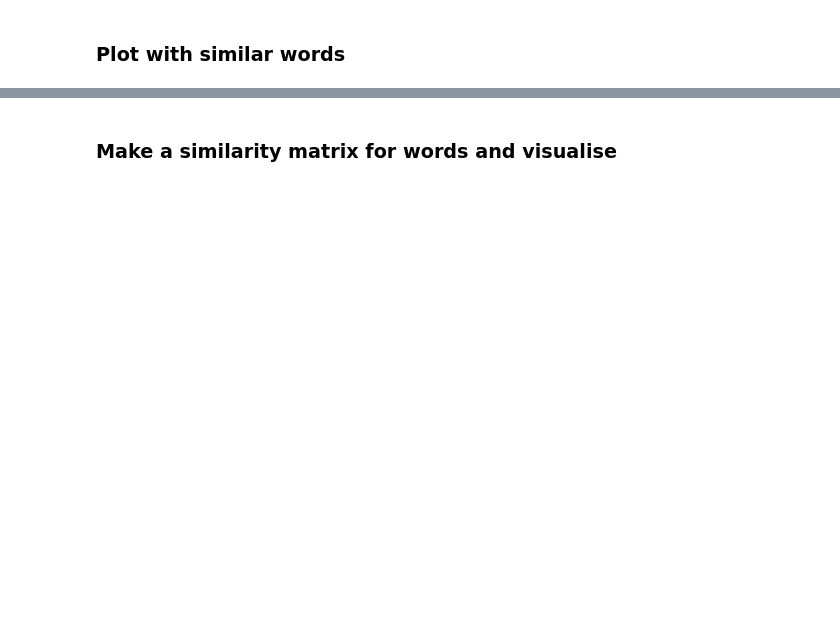
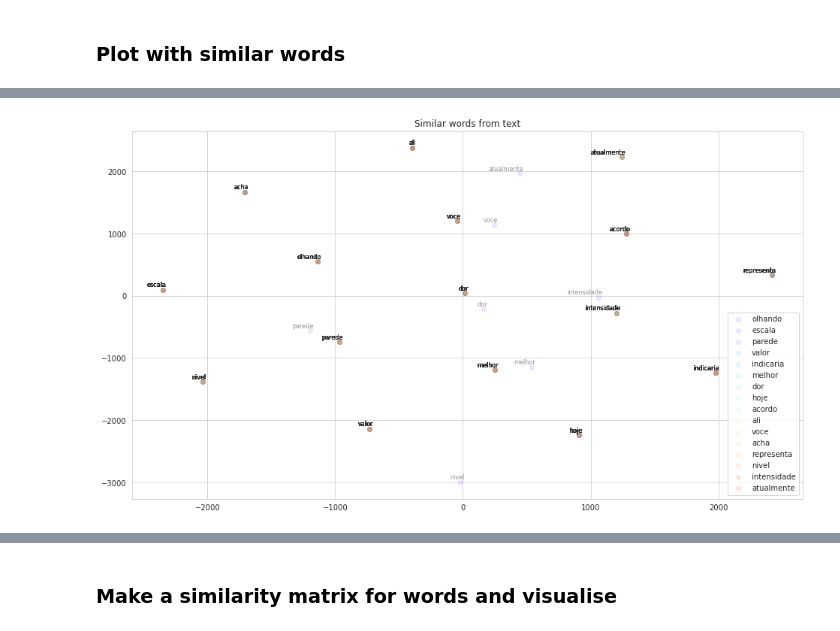
Before and after one commit to MedRoomGitHub/MedRoom.AI.Test, a Jupyter notebook: notebooks/project-nlp.ipynb, the cells around one changed output, grey strips where cells are left out. Saved outputs shown, nothing was run; the diff lists cells and outputs as text; code cells hidden in the pictures; blank space fills up the shorter version.

```diff
--- a/notebooks/project-nlp.ipynb
+++ b/notebooks/project-nlp.ipynb
@@ -166,7 +275,7 @@ def tsne_plot_similar_words(title, labels, embedding_clusters, word_clusters, a,
     if filename:
         plt.savefig(filename, format='png', dpi=150, bbox_inches='tight')
     plt.show()
-
-
-    tsne_plot_similar_words('Similar words from text', keys, embeddings_en_2d, word_clusters, 0.7,
-                        'similar_words.png')
+# %%
+tsne_plot_similar_words('Similar words from text', keys, embeddings_en_2d, word_clusters, 0.1,
+                        'similar_words.png')
+# %% [output]
@@ -173,3 +298,4 @@ def tsne_plot_similar_words(title, labels, embedding_clusters, word_clusters, a,
+[figure, added]
 # %%
 w2v_vocab = set(model_wc.wv.vocab)
 print("Loaded {} words in vocabulary".format(len(w2v_vocab)))
```
Also changed, not shown: parts of 20 cells of this notebook, 4 other files.
